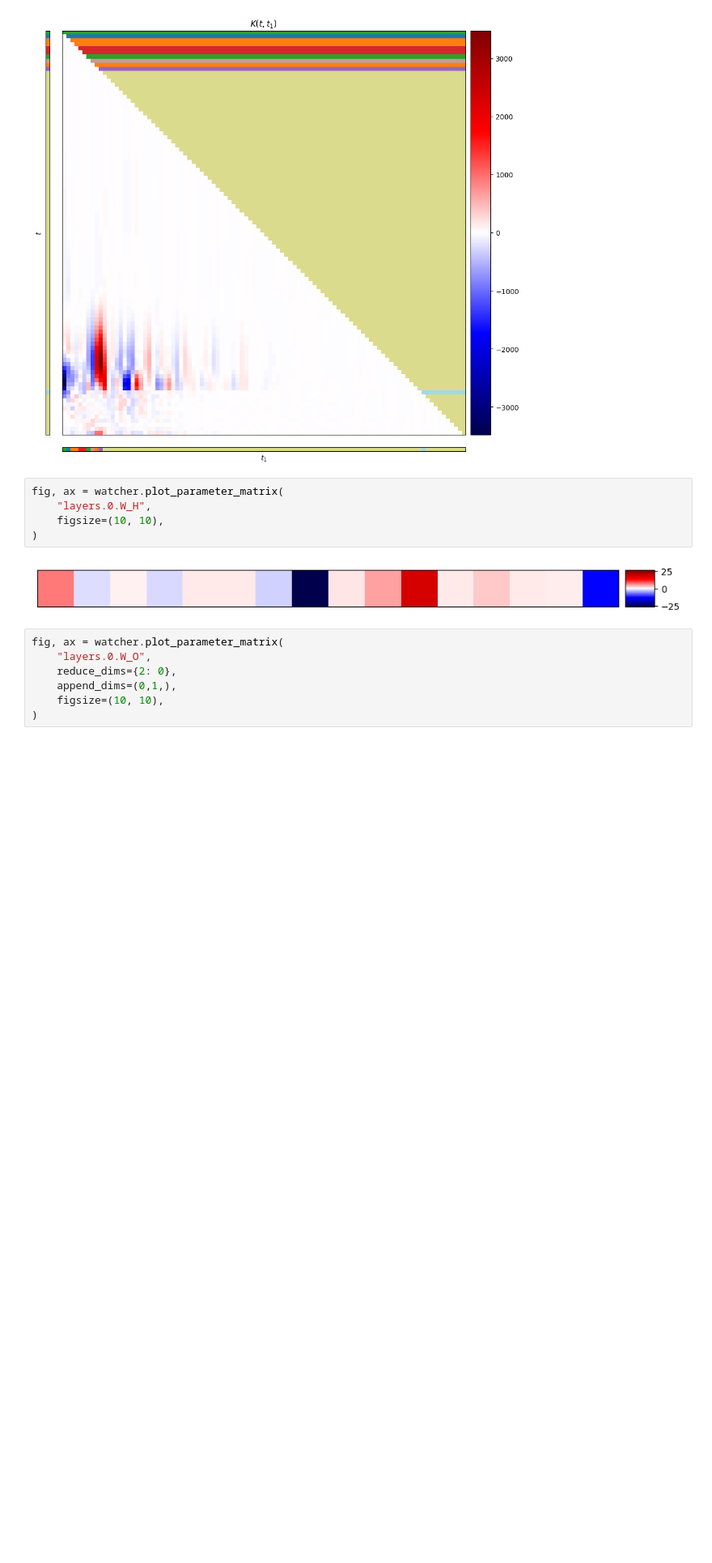
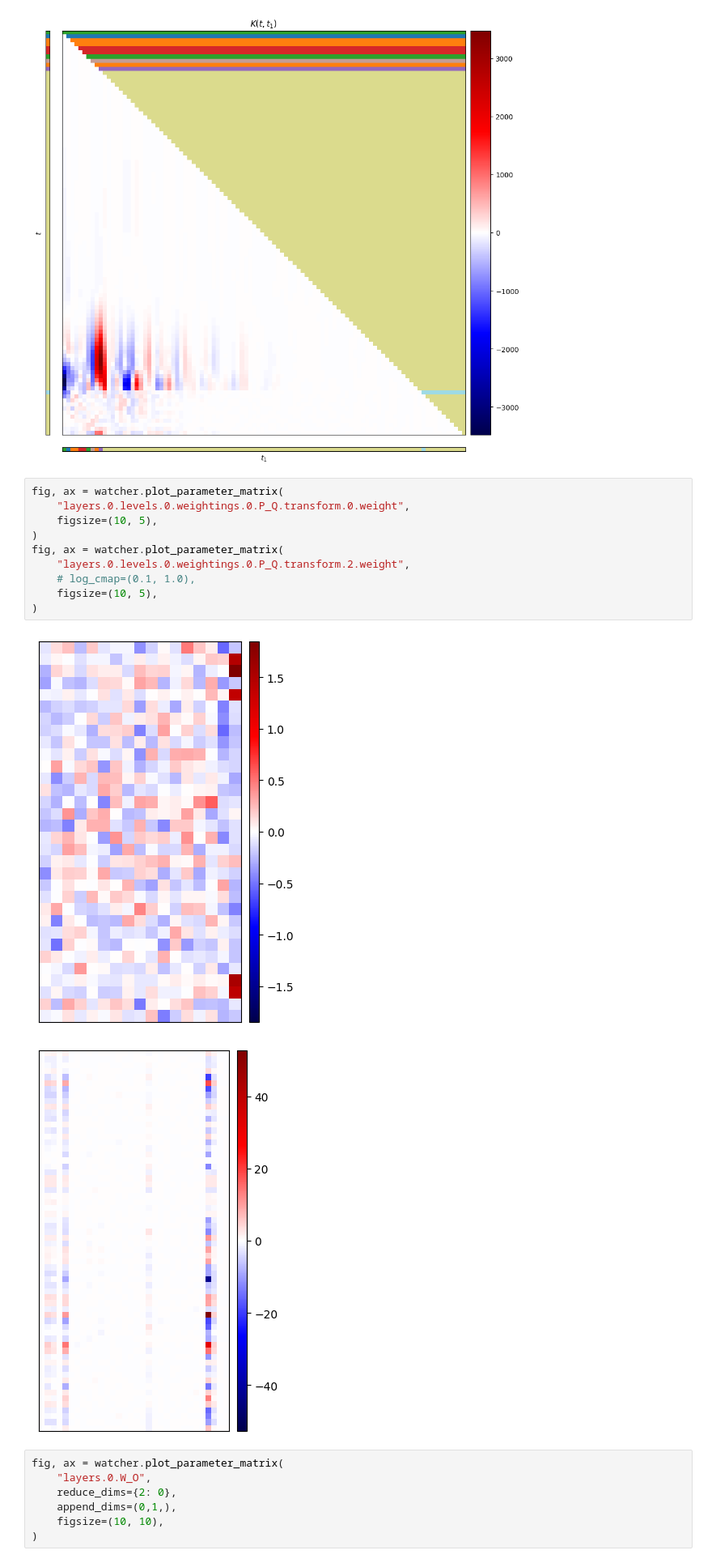
Before and after one commit to irkri/elissabeth, a Jupyter notebook: projects/copying/test.ipynb, the cells around one changed output. Shown at 81% size. Saved outputs shown, nothing was run; the diff lists cells and outputs as text; blank space fills up the shorter version.

```diff
--- a/projects/copying/test.ipynb
+++ b/projects/copying/test.ipynb
@@ -98,13 +126,19 @@ fig.savefig(
 )
 # %% [output]
 [figure]
-# %%
-fig, ax = watcher.plot_parameter_matrix(
-    "layers.0.W_H",
-    figsize=(10, 10),
-)
-# %% [output]
-[figure, removed]
+# %%
+fig, ax = watcher.plot_parameter_matrix(
+    "layers.0.levels.0.weightings.0.P_Q.transform.0.weight",
+    figsize=(10, 5),
+)
+fig, ax = watcher.plot_parameter_matrix(
+    "layers.0.levels.0.weightings.0.P_Q.transform.2.weight",
+    # log_cmap=(0.1, 1.0),
+    figsize=(10, 5),
+)
+# %% [output]
+[figure, added]
+[figure, added]
 # %%
 fig, ax = watcher.plot_parameter_matrix(
     "layers.0.W_O",
```
Also changed, not shown: parts of 5 cells of this notebook, 3 other files.
